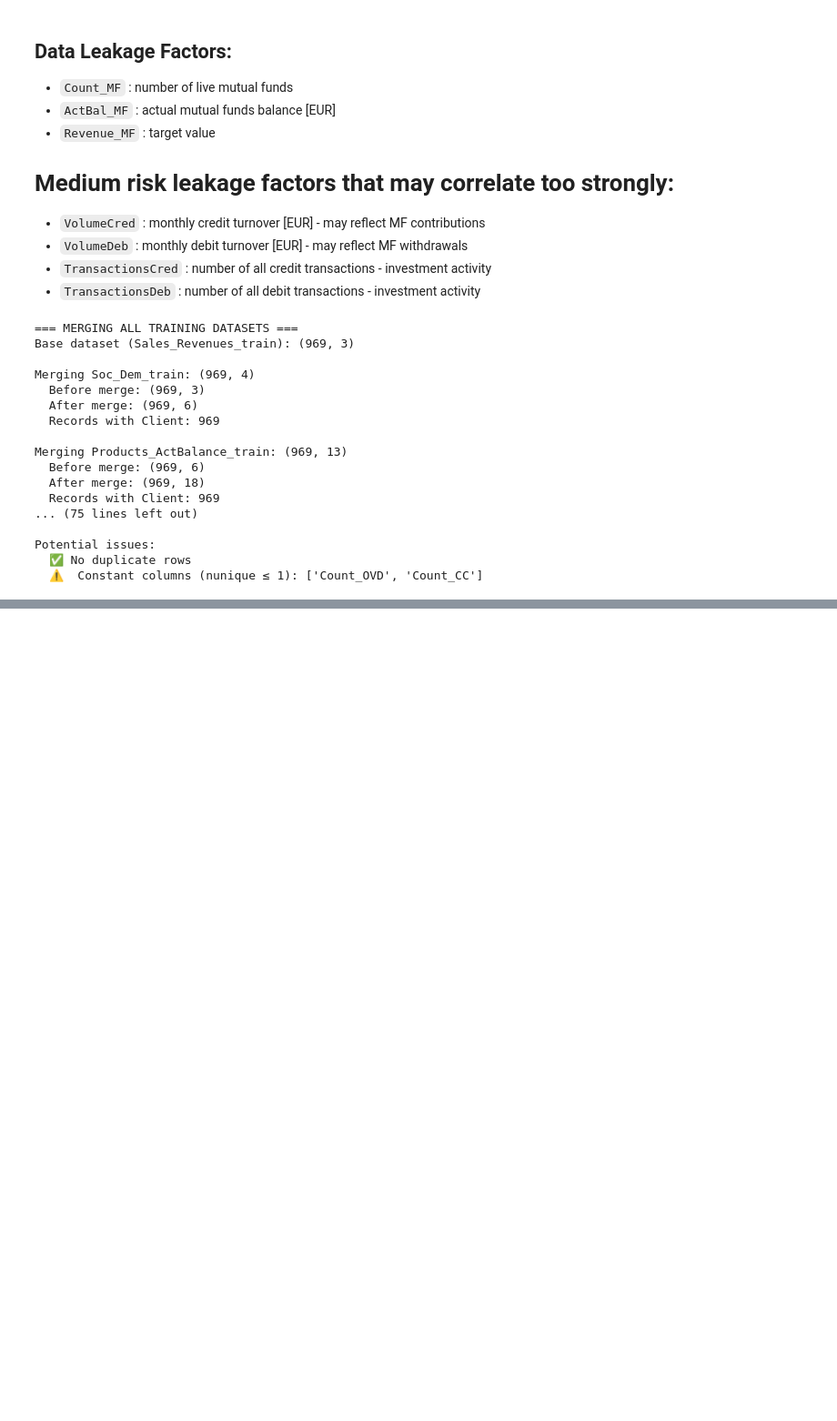
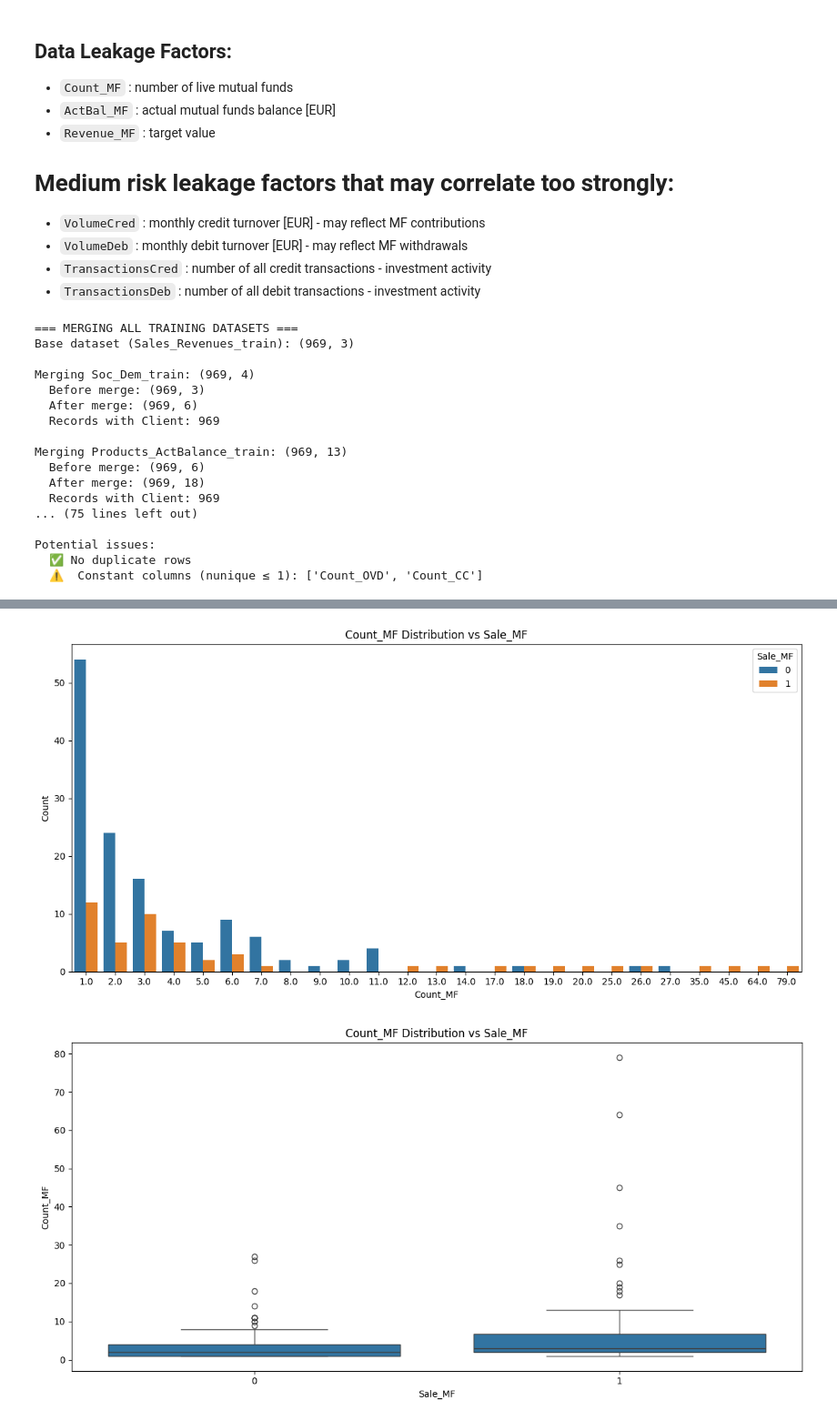
Before and after one commit to cyh002/direct-marketing-optimization, a Jupyter notebook: notebooks/mf_analysis.ipynb, the cells around one changed output, grey strips where cells are left out. Shown at 91% size. Saved outputs shown, nothing was run; the diff lists cells and outputs as text; code cells hidden in the pictures; blank space fills up the shorter version.

```diff
--- a/notebooks/mf_analysis.ipynb
+++ b/notebooks/mf_analysis.ipynb
@@ -550,0 +356,22 @@ plot_correlation_analysis(
+# %%
+# Count_MF to Sale_MF - Bar plot
+plt.figure(figsize=(12, 6))
+sns.countplot(data=combined_train_data, x='Count_MF', hue='Sale_MF')
+plt.title('Count_MF Distribution vs Sale_MF')
+plt.xlabel('Count_MF')
+plt.ylabel('Count')
+plt.legend(title='Sale_MF')
+plt.tight_layout()
+plt.show()
+
+# Count_MF to Sale_MF - Box plot
+plt.figure(figsize=(12, 6))
+sns.boxplot(data=combined_train_data, x='Sale_MF', y='Count_MF')
+plt.title('Count_MF Distribution vs Sale_MF')
+plt.xlabel('Sale_MF')
+plt.ylabel('Count_MF')
+plt.tight_layout()
+plt.show()
+# %% [output]
+[figure, added]
+[figure, added]
```
Also changed, not shown: parts of 25 cells of this notebook.
